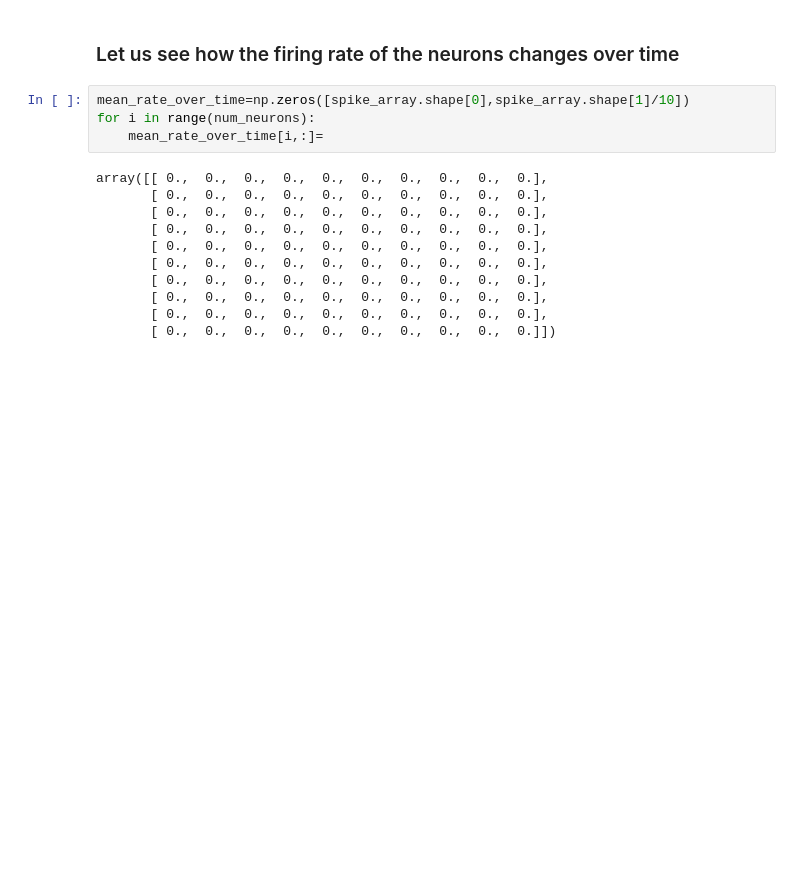
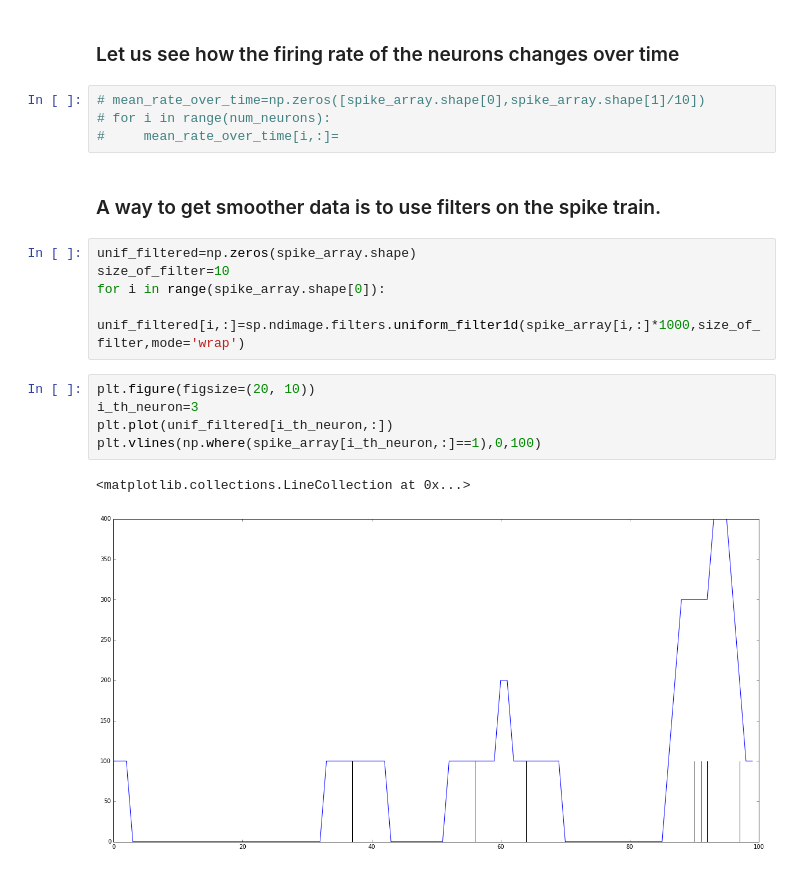
Before and after one commit to iampritishpatil/CAMP2016-Machinelearning, a Jupyter notebook: Tutorial_notebook.ipynb, the cells around one changed output. Drawn from its saved outputs; the diff is of its cells as text; blank space fills up the shorter version.

```diff
--- a/Tutorial_notebook.ipynb
+++ b/Tutorial_notebook.ipynb
@@ -63,17 +65,21 @@ In the cell below. Make a histogram for the allSpikes data. Find a good binsize
 # %% [markdown]
 ### Let us see how the firing rate of the neurons changes over time
 # %%
-mean_rate_over_time=np.zeros([spike_array.shape[0],spike_array.shape[1]/10])
-for i in range(num_neurons):
-    mean_rate_over_time[i,:]=
+# mean_rate_over_time=np.zeros([spike_array.shape[0],spike_array.shape[1]/10])
+# for i in range(num_neurons):
+#     mean_rate_over_time[i,:]=
-# %% [output]
-array([[ 0.,  0.,  0.,  0.,  0.,  0.,  0.,  0.,  0.,  0.],
-       [ 0.,  0.,  0.,  0.,  0.,  0.,  0.,  0.,  0.,  0.],
-       [ 0.,  0.,  0.,  0.,  0.,  0.,  0.,  0.,  0.,  0.],
-       [ 0.,  0.,  0.,  0.,  0.,  0.,  0.,  0.,  0.,  0.],
-       [ 0.,  0.,  0.,  0.,  0.,  0.,  0.,  0.,  0.,  0.],
-       [ 0.,  0.,  0.,  0.,  0.,  0.,  0.,  0.,  0.,  0.],
-       [ 0.,  0.,  0.,  0.,  0.,  0.,  0.,  0.,  0.,  0.],
-       [ 0.,  0.,  0.,  0.,  0.,  0.,  0.,  0.,  0.,  0.],
-       [ 0.,  0.,  0.,  0.,  0.,  0.,  0.,  0.,  0.,  0.],
-       [ 0.,  0.,  0.,  0.,  0.,  0.,  0.,  0.,  0.,  0.]])
+# %% [markdown]
+### A way to get smoother data is to use filters on the spike train.
+# %%
+unif_filtered=np.zeros(spike_array.shape)
+size_of_filter=10
+for i in range(spike_array.shape[0]):
+    unif_filtered[i,:]=sp.ndimage.filters.uniform_filter1d(spike_array[i,:]*1000,size_of_filter,mode='wrap')
+# %%
+plt.figure(figsize=(20, 10))
+i_th_neuron=3
+plt.plot(unif_filtered[i_th_neuron,:])
+plt.vlines(np.where(spike_array[i_th_neuron,:]==1),0,100)
+# %% [output]
+<matplotlib.collections.LineCollection at 0x...>
+[figure, added]
```
Also changed, not shown: parts of 12 cells of this notebook.
